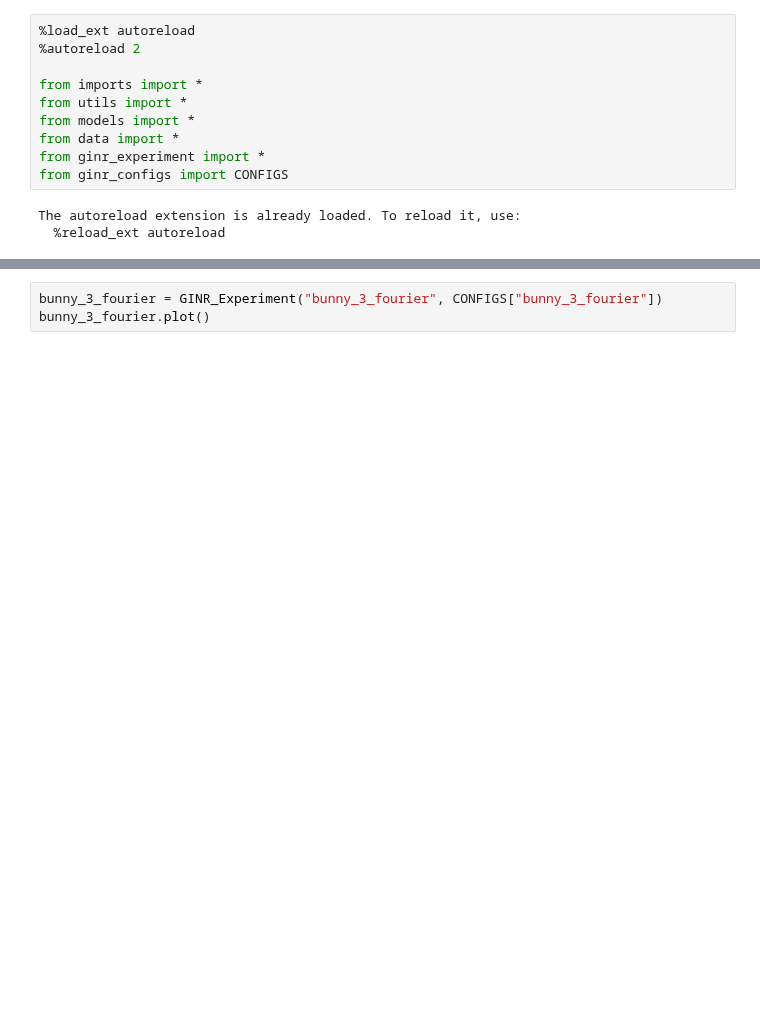
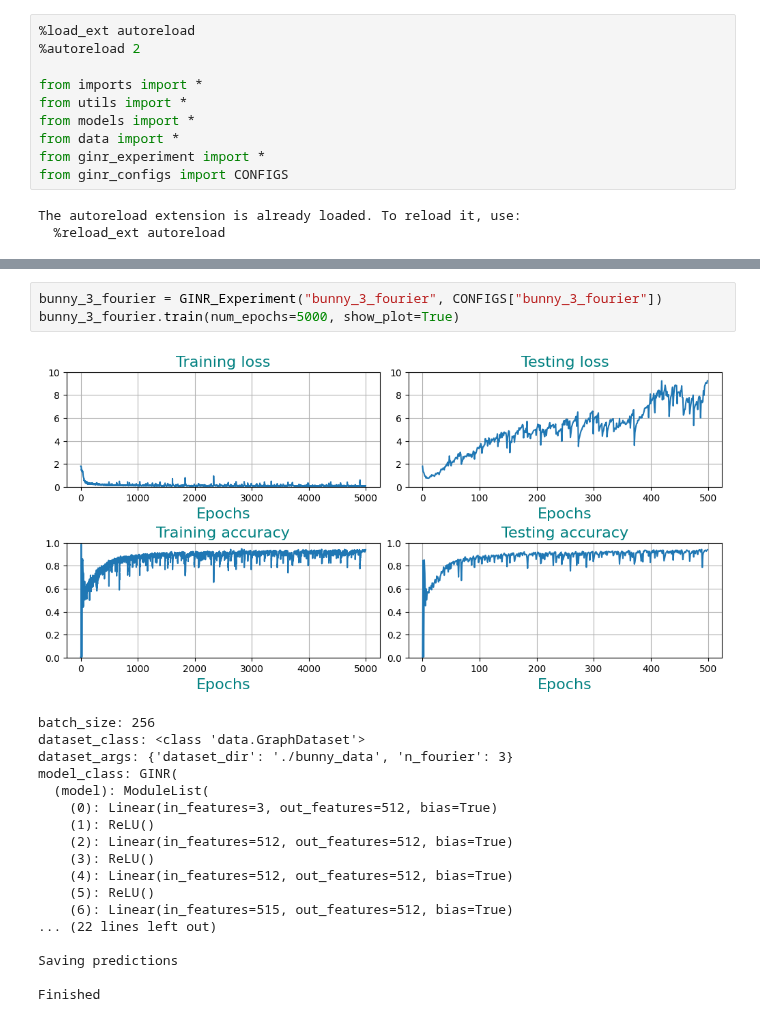
Before and after one commit to abhi-iyer/deformGINR, a Jupyter notebook: main.ipynb, the cells around one changed output, grey strips where cells are left out. Drawn from its saved outputs; the diff is of its cells as text; blank space fills up the shorter version.

```diff
--- a/main.ipynb
+++ b/main.ipynb
@@ -14,5 +32,24 @@ The autoreload extension is already loaded. To reload it, use:
 # %%
 bunny_3_fourier = GINR_Experiment("bunny_3_fourier", CONFIGS["bunny_3_fourier"])
-bunny_3_fourier.plot()
+bunny_3_fourier.train(num_epochs=5000, show_plot=True)
+# %% [output]
+[figure, added]
+batch_size: 256
+dataset_class: <class 'data.GraphDataset'>
+dataset_args: {'dataset_dir': './bunny_data', 'n_fourier': 3}
+model_class: GINR(
+  (model): ModuleList(
+    (0): Linear(in_features=3, out_features=512, bias=True)
+    (1): ReLU()
+    (2): Linear(in_features=512, out_features=512, bias=True)
+    (3): ReLU()
+    (4): Linear(in_features=512, out_features=512, bias=True)
+    (5): ReLU()
+    (6): Linear(in_features=515, out_features=512, bias=True)
+... (22 lines left out)
+
+Saving predictions
+
+Finished
 # %%
 bunny_5_fourier = GINR_Experiment("bunny_5_fourier", CONFIGS["bunny_5_fourier"])
```
Also changed, not shown: parts of 9 cells of this notebook, 24 other files.
